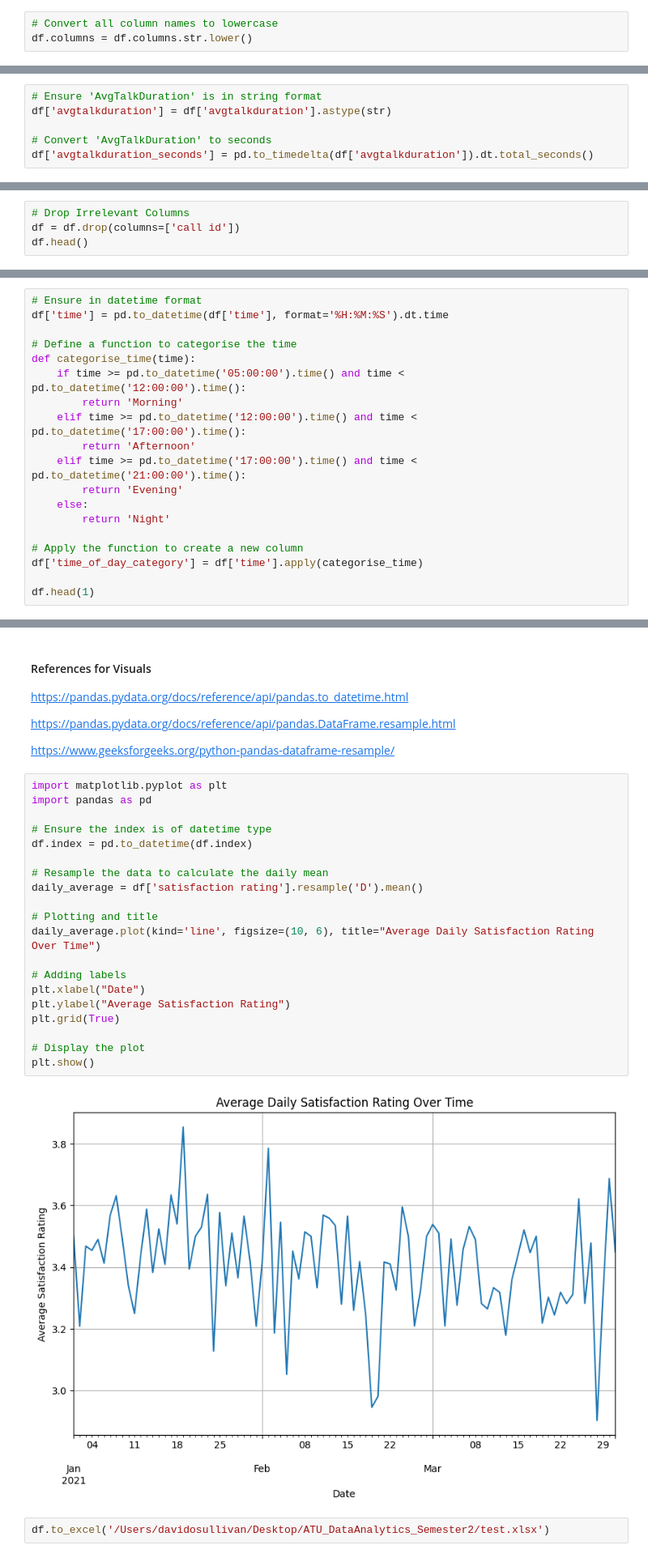
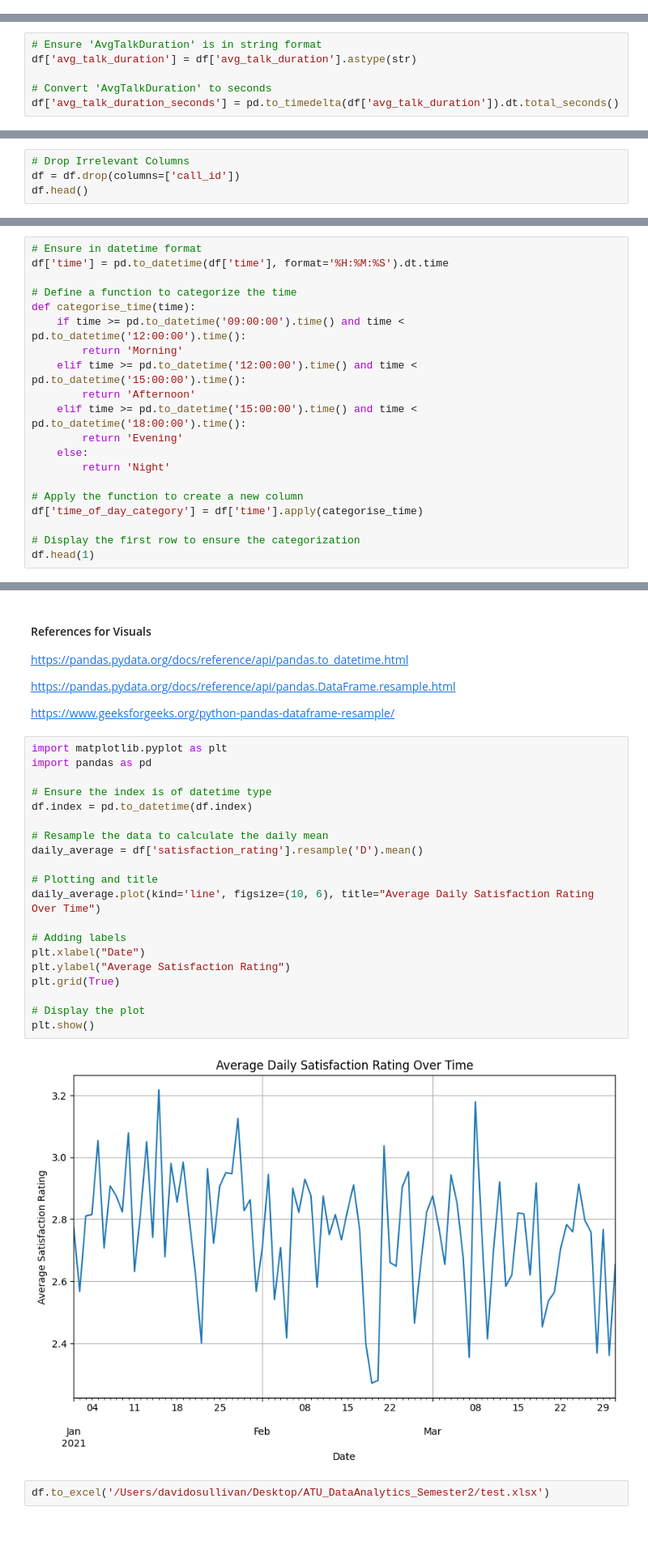
Before and after one commit to daveysull/PFDA, a Jupyter notebook: project/project.ipynb, the cells around one changed output, grey strips where cells are left out. Shown at 81% size. Drawn from its saved outputs; the diff is of its cells as text; blank space fills up the shorter version.

```diff
--- a/project/project.ipynb
+++ b/project/project.ipynb
@@ -58,3 +87,0 @@ df.head()
-# %%
-# Convert all column names to lowercase
-df.columns = df.columns.str.lower()
@@ -68,7 +98,7 @@ https://pandas.pydata.org/docs/reference/api/pandas.Series.dt.total_seconds.html
 # %%
 # Ensure 'AvgTalkDuration' is in string format
-df['avgtalkduration'] = df['avgtalkduration'].astype(str)
+df['avg_talk_duration'] = df['avg_talk_duration'].astype(str)
 
 # Convert 'AvgTalkDuration' to seconds
-df['avgtalkduration_seconds'] = pd.to_timedelta(df['avgtalkduration']).dt.total_seconds()
+df['avg_talk_duration_seconds'] = pd.to_timedelta(df['avg_talk_duration']).dt.total_seconds()
 # %% [markdown]
@@ -96,6 +126,6 @@ duplicates
 0
 # %%
 # Drop Irrelevant Columns
-df = df.drop(columns=['call id'])
+df = df.drop(columns=['call_id'])
 df.head()
 # %% [output]
@@ -116,13 +149,13 @@ https://stackoverflow.com/questions/32375471/pandas-convert-strings-to-time-with
 # Ensure in datetime format
 df['time'] = pd.to_datetime(df['time'], format='%H:%M:%S').dt.time
 
-# Define a function to categorise the time
+# Define a function to categorize the time
 def categorise_time(time):
-    if time >= pd.to_datetime('05:00:00').time() and time < pd.to_datetime('12:00:00').time():
+    if time >= pd.to_datetime('09:00:00').time() and time < pd.to_datetime('12:00:00').time():
         return 'Morning'
-    elif time >= pd.to_datetime('12:00:00').time() and time < pd.to_datetime('17:00:00').time():
+    elif time >= pd.to_datetime('12:00:00').time() and time < pd.to_datetime('15:00:00').time():
         return 'Afternoon'
-    elif time >= pd.to_datetime('17:00:00').time() and time < pd.to_datetime('21:00:00').time():
+    elif time >= pd.to_datetime('15:00:00').time() and time < pd.to_datetime('18:00:00').time():
         return 'Evening'
     else:
         return 'Night'
@@ -130,5 +163,6 @@ def categorise_time(time):
 # Apply the function to create a new column
 df['time_of_day_category'] = df['time'].apply(categorise_time)
 
+# Display the first row to ensure the categorization
 df.head(1)
 # %% [output]
@@ -476,24 +537,24 @@ https://www.geeksforgeeks.org/python-pandas-dataframe-resample/
 # %%
 import matplotlib.pyplot as plt
 import pandas as pd
 
 # Ensure the index is of datetime type
 df.index = pd.to_datetime(df.index)
 
 # Resample the data to calculate the daily mean
-daily_average = df['satisfaction rating'].resample('D').mean()
+daily_average = df['satisfaction_rating'].resample('D').mean()
 
 # Plotting and title
 daily_average.plot(kind='line', figsize=(10, 6), title="Average Daily Satisfaction Rating Over Time")
 
 # Adding labels
 plt.xlabel("Date")
 plt.ylabel("Average Satisfaction Rating")
 plt.grid(True)
 
 # Display the plot
 plt.show()
 # %% [output]
-[figure, old version]
+[figure, new version]
 # %%
 df.to_excel('/Users/davidosullivan/Desktop/ATU_DataAnalytics_Semester2/test.xlsx')
```
Also changed, not shown: parts of 26 cells of this notebook, 3 other files.
